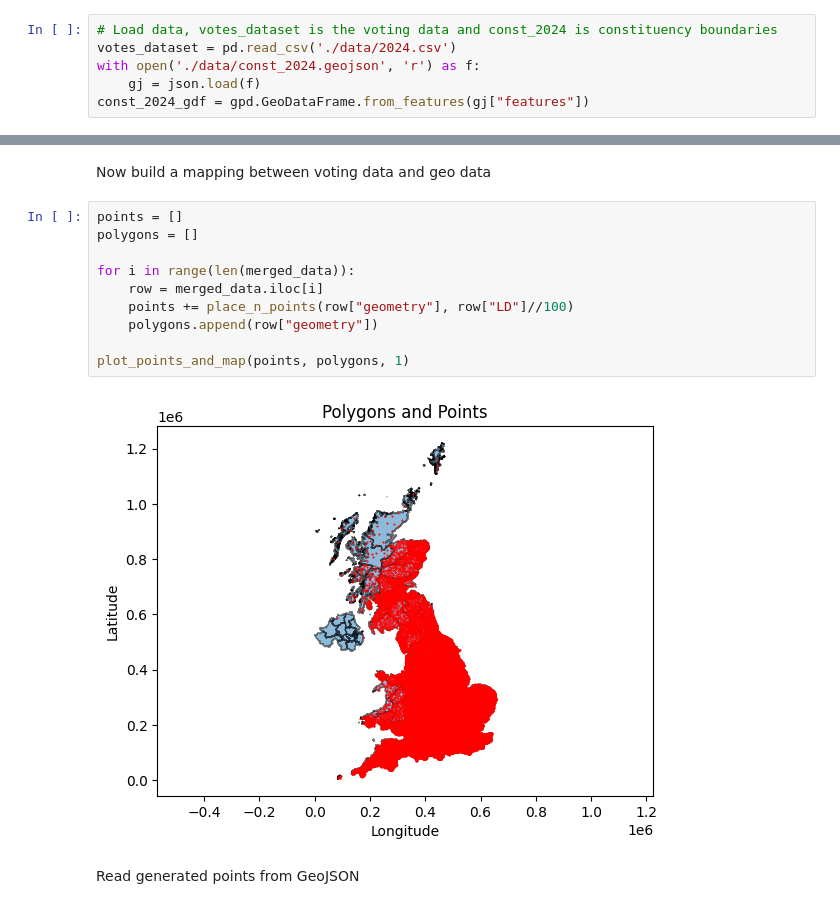
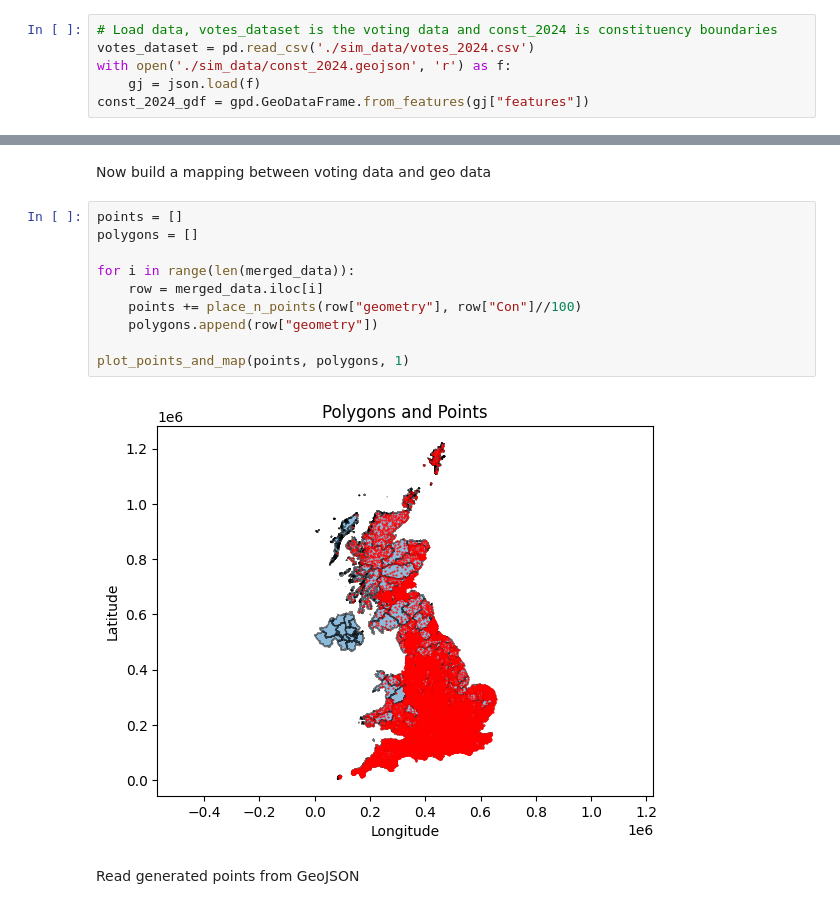
Before and after one commit to jamese21/CVDDMUK, a Jupyter notebook: simulation.ipynb, the cells around one changed output, grey strips where cells are left out. Saved outputs shown, nothing was run; the diff lists cells and outputs as text.

```diff
--- a/simulation.ipynb
+++ b/simulation.ipynb
@@ -14,8 +14,8 @@ remove old constituency boundaries and overlay new ones
 Count # votes within each constituency
 # %%
 # Load data, votes_dataset is the voting data and const_2024 is constituency boundaries
-votes_dataset = pd.read_csv('./data/2024.csv')
-with open('./data/const_2024.geojson', 'r') as f:
+votes_dataset = pd.read_csv('./sim_data/votes_2024.csv')
+with open('./sim_data/const_2024.geojson', 'r') as f:
     gj = json.load(f)
 const_2024_gdf = gpd.GeoDataFrame.from_features(gj["features"])
 # %%
@@ -48,15 +30,15 @@ Now build a mapping between voting data and geo data
 # %%
 points = []
 polygons = []
 
 for i in range(len(merged_data)):
     row = merged_data.iloc[i]
-    points += place_n_points(row["geometry"], row["LD"]//100)
+    points += place_n_points(row["geometry"], row["Con"]//100)
     polygons.append(row["geometry"])
 
 plot_points_and_map(points, polygons, 1)
 # %% [output]
-[figure, old version]
+[figure, new version]
 # %% [markdown]
 Read generated points from GeoJSON
 # %%
```
Also changed, not shown: parts of 3 cells of this notebook, 3 other files.
